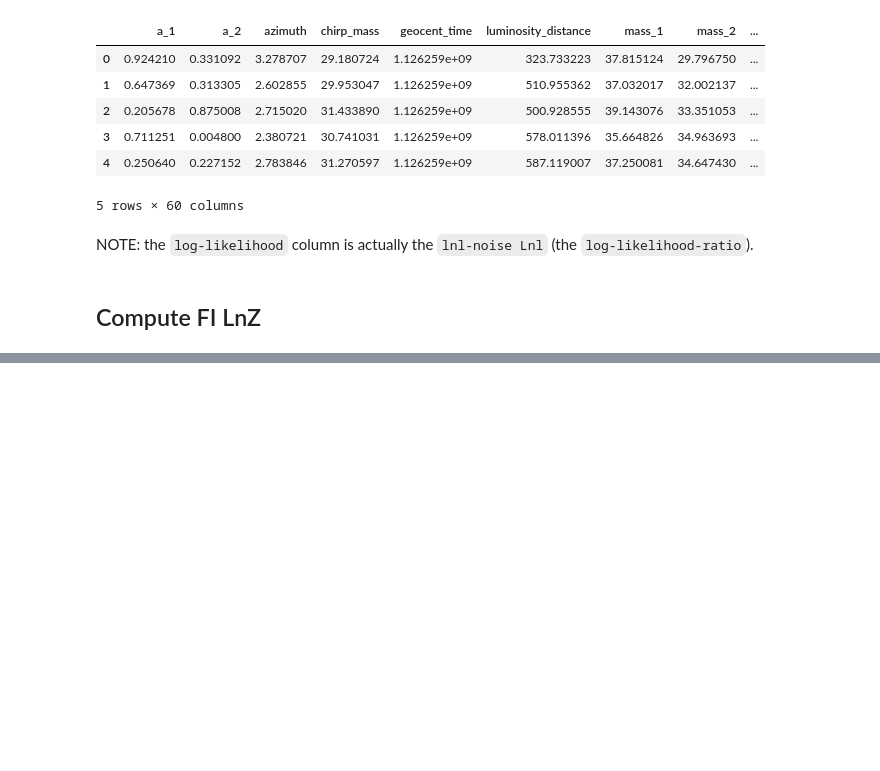
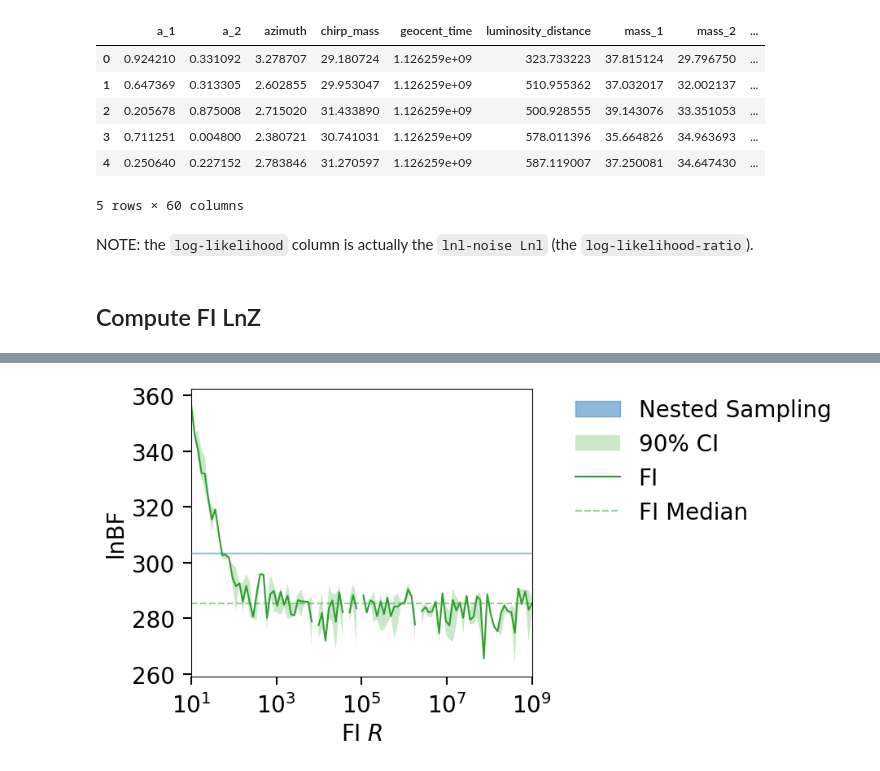
Before and after one commit to avivajpeyi/funnel, a Jupyter notebook: docs/examples/lvk.ipynb, the cells around one changed output, grey strips where cells are left out. Cells and saved outputs as stored; diff of their text form; code cells hidden in the pictures; blank space fills up the shorter version.

```diff
--- a/docs/examples/lvk.ipynb
+++ b/docs/examples/lvk.ipynb
@@ -96,0 +101,21 @@ fig.gca().set_ylabel("lnBF");
+# %%
+OUTDIR = 'out_GW150914'
+CLEAN = False
+if os.path.exists(OUTDIR) and CLEAN:
+    shutil.rmtree(OUTDIR)
+os.makedirs(OUTDIR, exist_ok=True)
+
+N_REF_POINTS = 5
+post = GW150914_data.posterior
+lnzs, r_vals = get_fi_lnz_list(
+    post,
+    num_ref_params=N_REF_POINTS,
+    r_vals=np.geomspace(10, 1e9, 100),
+    cache_fn=f'{OUTDIR}/lnzs.npz',
+)
+# %%
+plt_kwgs = dict(lnzs=lnzs, r_vals=r_vals,sampling_lnz=[GW150914_data.lnBF])
+fig = plot_fi_evidence_results(**plt_kwgs)
+fig.gca().set_ylabel("lnBF");
+# %% [output]
+[figure, added]
```
Also changed, not shown: parts of 8 cells of this notebook, 19 other files.
